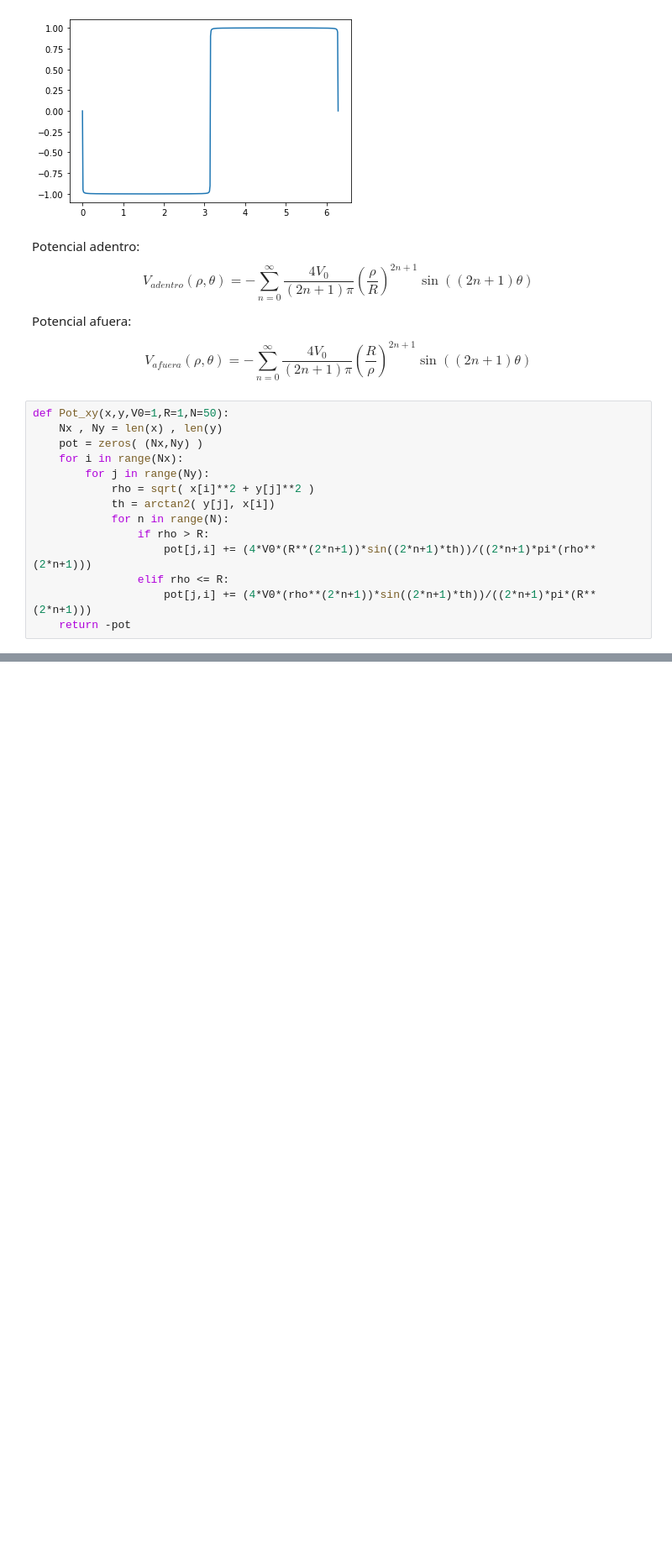
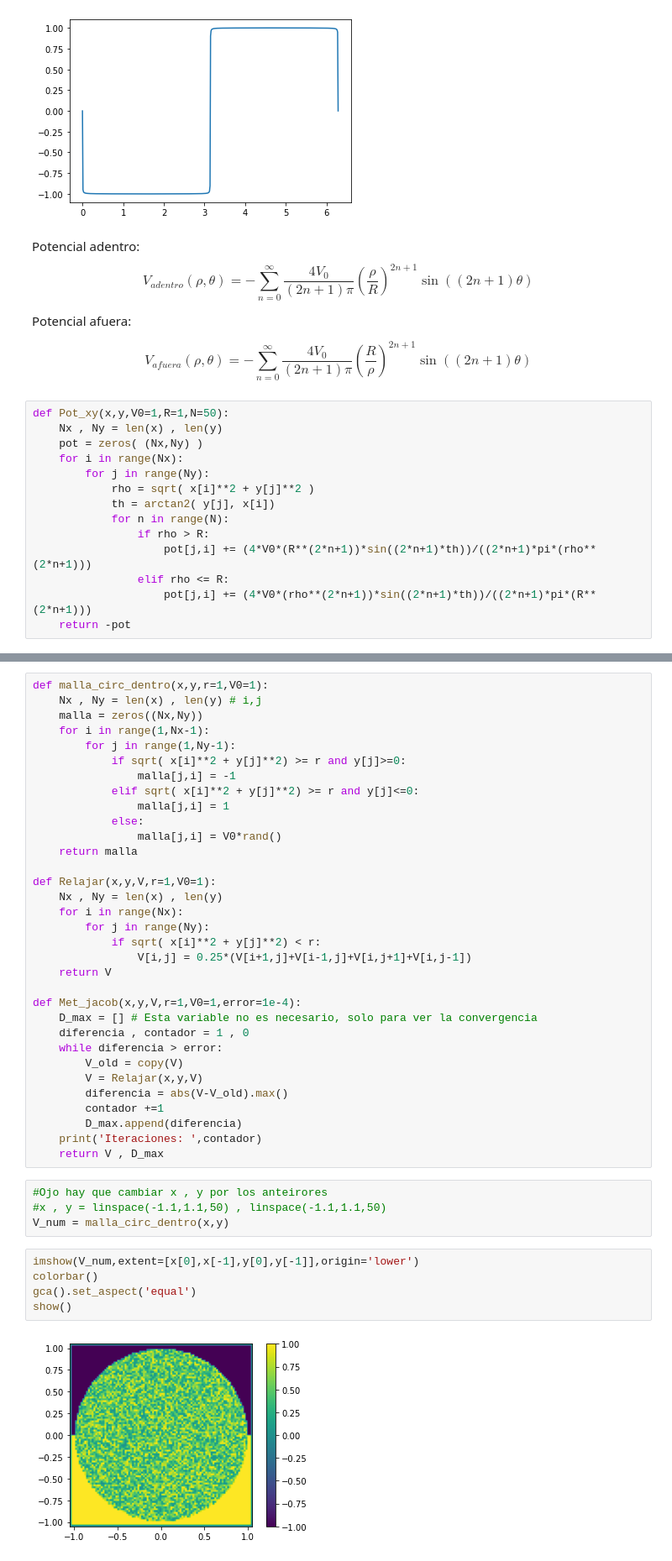
Before and after one commit to richmf/Fisica-Computacional-clases, a Jupyter notebook: Comparación Met Jacobo con sol analítica.ipynb, the cells around one changed output, grey strips where cells are left out. Shown at 84% size. Drawn from its saved outputs; the diff is of its cells as text; blank space fills up the shorter version.

```diff
--- a/Comparación Met Jacobo con sol analítica.ipynb
+++ b/Comparación Met Jacobo con sol analítica.ipynb
@@ -65,0 +82,44 @@ V = Pot_xy(x,y)
+# %%
+def malla_circ_dentro(x,y,r=1,V0=1):
+    Nx , Ny = len(x) , len(y) # i,j
+    malla = zeros((Nx,Ny))
+    for i in range(1,Nx-1):
+        for j in range(1,Ny-1):
+            if sqrt( x[i]**2 + y[j]**2) >= r and y[j]>=0:
+                malla[j,i] = -1
+            elif sqrt( x[i]**2 + y[j]**2) >= r and y[j]<=0:
+                malla[j,i] = 1
+            else:
+                malla[j,i] = V0*rand()
+    return malla
+
+def Relajar(x,y,V,r=1,V0=1):
+    Nx , Ny = len(x) , len(y)
+    for i in range(Nx):
+        for j in range(Ny):
+            if sqrt( x[i]**2 + y[j]**2) < r:
+                V[i,j] = 0.25*(V[i+1,j]+V[i-1,j]+V[i,j+1]+V[i,j-1])
+    return V
+
+def Met_jacob(x,y,V,r=1,V0=1,error=1e-4):
+    D_max = [] # Esta variable no es necesario, solo para ver la convergencia
+    diferencia , contador = 1 , 0
+    while diferencia > error:
+        V_old = copy(V)
+        V = Relajar(x,y,V)
+        diferencia = abs(V-V_old).max()
+        contador +=1
+        D_max.append(diferencia)
+    print('Iteraciones: ',contador)
+    return V , D_max
+# %%
+#Ojo hay que cambiar x , y por los anteirores
+#x , y = linspace(-1.1,1.1,50) , linspace(-1.1,1.1,50)
+V_num = malla_circ_dentro(x,y)
+# %%
+imshow(V_num,extent=[x[0],x[-1],y[0],y[-1]],origin='lower')
+colorbar()
+gca().set_aspect('equal')
+show()
+# %% [output]
+[figure, added]
```
Also changed, not shown: parts of 11 cells of this notebook.
